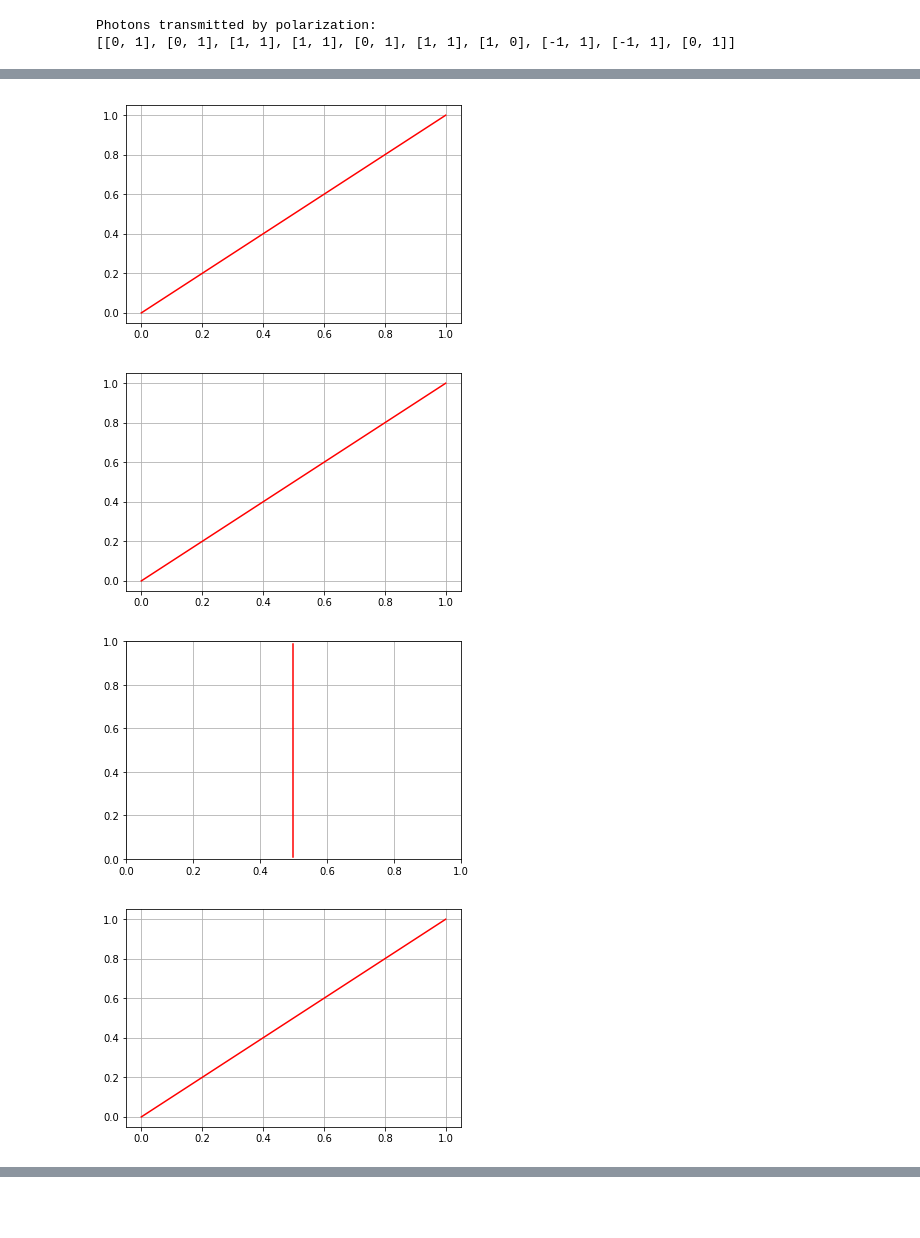
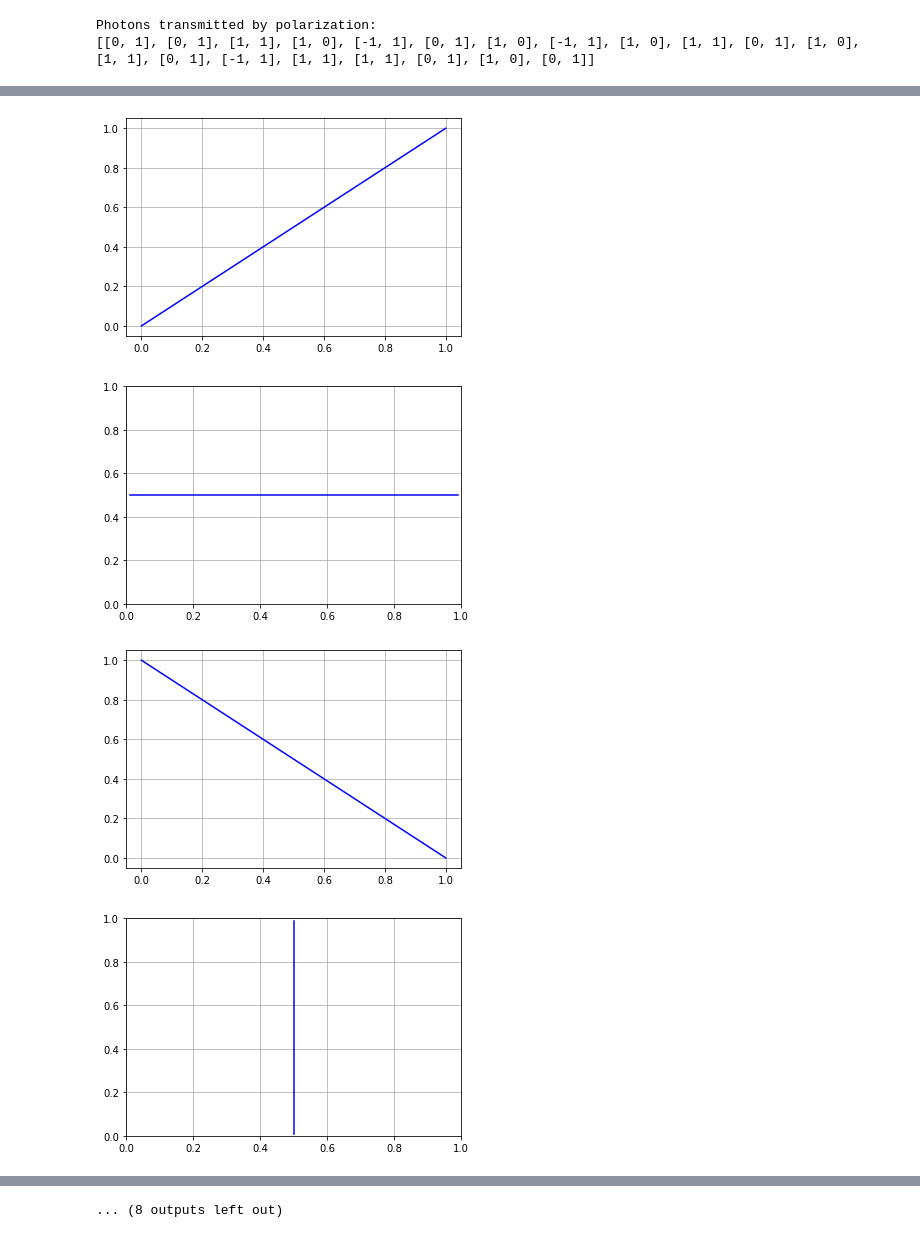
Before and after one commit to BrandonLedyard/Quantum-Key-Distribution-Simulator, a Jupyter notebook: QuantumKeyExchangeSimulator.ipynb, the cells around one changed output, grey strips where cells are left out. Saved outputs shown, nothing was run; the diff lists cells and outputs as text; code cells hidden in the pictures; blank space fills up the shorter version.

```diff
--- a/QuantumKeyExchangeSimulator.ipynb
+++ b/QuantumKeyExchangeSimulator.ipynb
@@ -2,8 +2,9 @@
 import random as rd
 import numpy as np
 
+# random generation of filters
 polarizationFilters = ["t", "x"]
-draftKeySize = 10
+draftKeySize = 20
 binary = [0, 1]
 draftKey = [rd.choice(binary) for i in range(draftKeySize)]
 aliceFilters = [rd.choice(polarizationFilters) for j in range(draftKeySize)]
@@ -19,49 +20,83 @@ Bob's Filters:  ['x', 't', 'x', 'x', 't', 'x', 't', 'x', 't', 'x']
 # %%
 transmittion = []
+aliceKey = []
 
-def send():
+def send(eve=False):
 
     for i in range(draftKeySize):
         if draftKey[i] == 1 and aliceFilters[i] == "t":
-            transmittion.append([0,1])
+            if not eve:
+                transmittion.append([0, 1])
+                aliceKey.append(1)
+            else:
+                aliceKey.append(1)
+                if rd.random() < 0.5:  # eve guesses incorrectly half the time
+                    transmittion.append([1, 0])
+                else:
+                    transmittion.append([0, 1])
         elif draftKey[i] == 1 and aliceFilters[i] == "x":
-            transmittion.append([1,1])
+            if not eve:
+                transmittion.append([1, 1])
+                aliceKey.append(1)
+            else:
+                aliceKey.append(1)
+                if rd.random() < 0.5: # eve guesses incorrectly half the time
+                    transmittion.append([0, 1])
+                else:
+                    transmittion.append([1, 1])
         elif draftKey[i] == 0 and aliceFilters[i] == "t":
-            transmittion.append([1,0])
+            if not eve:
+                transmittion.append([1, 0])
+                aliceKey.append(0)
+            else:
+                aliceKey.append(0)
+                if rd.random() < 0.5: # eve guesses incorrectly half the time
+                    transmittion.append([0, 1])
+                else:
+                    transmittion.append([1, 0])
         elif draftKey[i] == 0 and aliceFilters[i] == "x":
-            transmittion.append([-1,1])
+            if not eve:
+                transmittion.append([-1, 1])
+                aliceKey.append(0)
+            else:
+                aliceKey.append(0)
+                if rd.random() < 0.5: # eve guesses incorrectly half the time
+                    transmittion.append([1, 0])
+                else:
+                    transmittion.append([-1, 1])
 
     print("Photons transmitted by polarization: ")
     print(transmittion)
 
-send()
+send(True)
 # %% [output]
 Photons transmitted by polarization:
-[[0, 1], [0, 1], [1, 1], [1, 1], [0, 1], [1, 1], [1, 0], [-1, 1], [-1, 1], [0, 1]]
+[[0, 1], [0, 1], [1, 1], [1, 0], [-1, 1], [0, 1], [1, 0], [-1, 1], [1, 0], [1, 1], [0, 1], [1, 0], [1, 1], [0, 1], [-1, 1], [1, 1], [1, 1], [0, 1], [1, 0], [0, 1]]
 # %%
 import matplotlib.pyplot as plt
 
+# this is just to help visualization of the photon polarization
 def displaySend():
 
     for i in range(draftKeySize):
         if transmittion[i] == [0,1]:
-            plt.axvline(x=0.5, ymin=0.01, ymax=0.99, color='r')
+            plt.axvline(x=0.5, ymin=0.01, ymax=0.99, color='b')
             plt.grid()
             plt.show()
         elif transmittion[i] == [1,1]:
             x1 = [0, 0.1, 0.2, 0.3, 0.4, 0.5, 0.6, 0.7, 0.8, 0.9, 1]
             y1 = [0, 0.1, 0.2, 0.3, 0.4, 0.5, 0.6, 0.7, 0.8, 0.9, 1]
-            plt.plot(x1, y1, color='r')
+            plt.plot(x1, y1, color='b')
             plt.grid()
             plt.show()
         elif transmittion[i] == [1,0]:
-            plt.axhline(y=0.5, xmin=0.01, xmax=0.99, color='r')
+            plt.axhline(y=0.5, xmin=0.01, xmax=0.99, color='b')
             plt.grid()
             plt.show()
         elif transmittion[i] == [-1,1]:
             x2 = [0, 0.1, 0.2, 0.3, 0.4, 0.5, 0.6, 0.7, 0.8, 0.9, 1]
             y2 = list(reversed(x2))
-            plt.plot(x2, y2, color='r')
+            plt.plot(x2, y2, color='b')
             plt.grid()
             plt.show()
 
@@ -72,4 +107,4 @@ displaySend()
-[figure, old version]
+[figure, new version]
-[figure, old version]
+[figure, new version]
-[figure, old version]
+[figure, new version]
-[figure, old version]
+[figure, new version]
@@ -80,3 +117,4 @@ displaySend()
+... (8 outputs left out)
 # %%
 receivedKey = []
 
```
Also changed, not shown: parts of 5 cells of this notebook, 1 other file.
